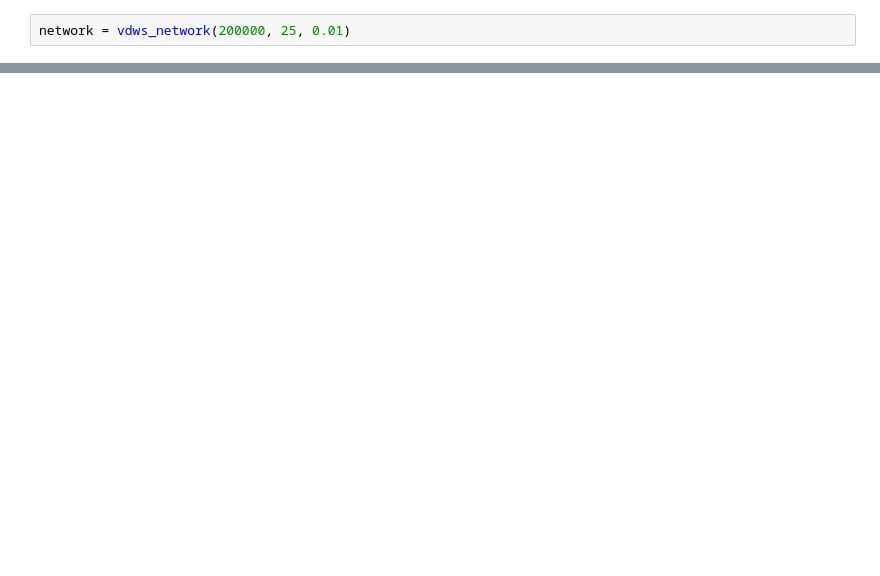
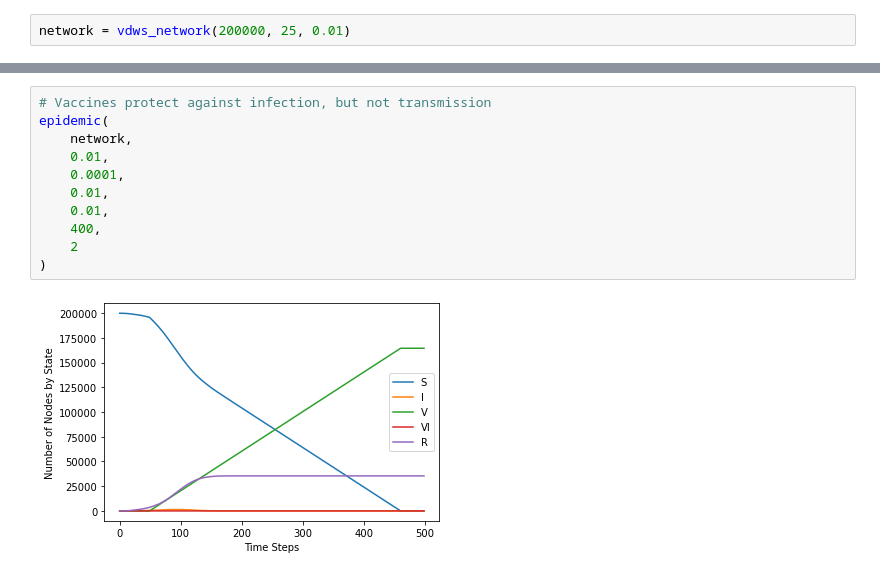
Before and after one commit to grimm004/ns-assignment, a Jupyter notebook: part3/wcrr51_topic4.ipynb, the cells around one changed output, grey strips where cells are left out. Saved outputs shown, nothing was run; the diff lists cells and outputs as text; blank space fills up the shorter version.

```diff
--- a/part3/wcrr51_topic4.ipynb
+++ b/part3/wcrr51_topic4.ipynb
@@ -182,0 +236,13 @@ epidemic(
+# %%
+# Vaccines protect against infection, but not transmission
+epidemic(
+    network,
+    0.01,
+    0.0001,
+    0.01,
+    0.01,
+    400,
+    2
+)
+# %% [output]
+[figure, added]
```
Also changed, not shown: parts of 24 cells of this notebook, 5 other files.
